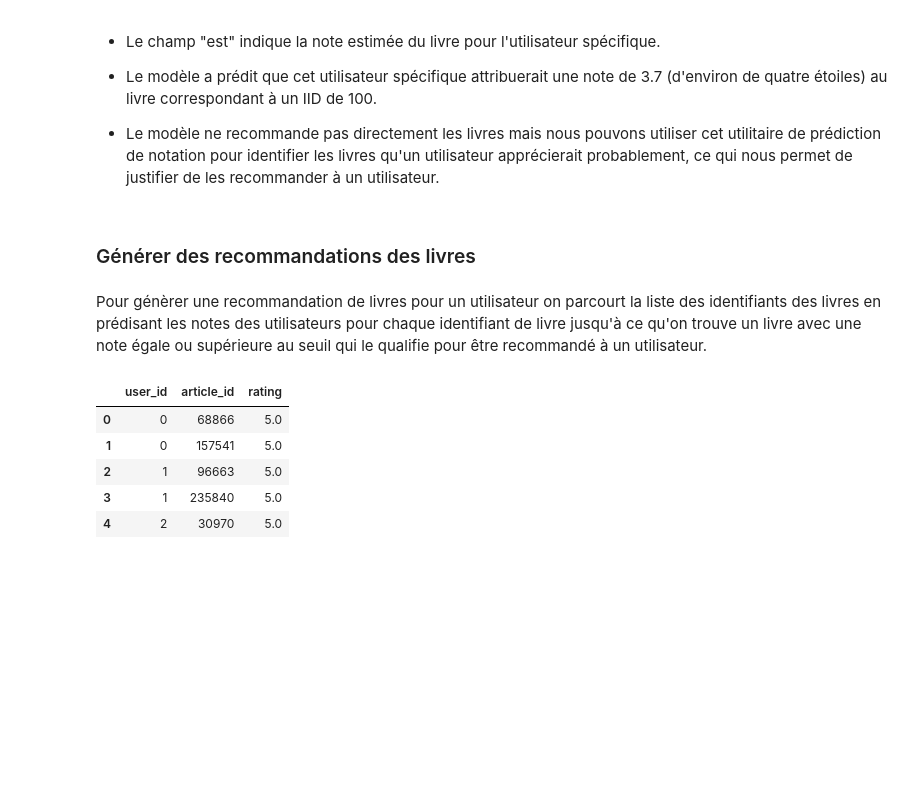
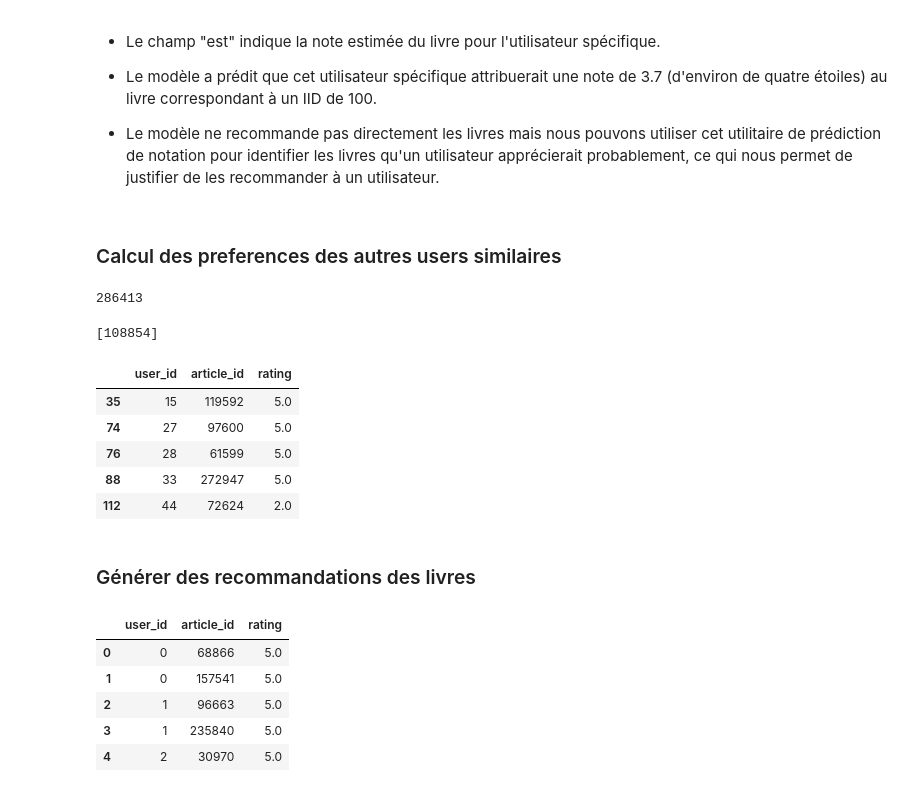
Before and after one commit to rocchdi/recommendation-system-with-azure, a Jupyter notebook: Notebook/RO_2_scripts_112022.ipynb, the cells around one changed output. Cells and saved outputs as stored; diff of their text form; code cells hidden in the pictures; blank space fills up the shorter version.

```diff
--- a/Notebook/RO_2_scripts_112022.ipynb
+++ b/Notebook/RO_2_scripts_112022.ipynb
@@ -535,10 +529,64 @@ Prediction(uid=10, iid=100, r_ui=None, est=3.6780464862730637, details={'was_imp
 
 
 - Le modèle ne recommande pas directement les livres mais nous pouvons utiliser cet utilitaire de prédiction de notation pour identifier les livres qu'un utilisateur apprécierait probablement, ce qui nous permet de justifier de les recommander à un utilisateur.
+# %% [markdown]
+### Calcul des preferences des autres users similaires
+# %%
+# preference du user pour le dernier click
+def user_preference(user_id, clicks):
+
+    #print(clicks[:10])
+    user_id = str(user_id)
+
+    last_clicked_article_id = clicks[clicks['user_id'].astype(str) == user_id].sort_values("click_timestamp", ascending=False).reset_index(drop=True)
+
+    #print(last_clicked_article_id)
+
+    last_clicked_article_id=last_clicked_article_id.iloc[0]["click_article_id"]
+
+    return last_clicked_article_id
+
+
+# test preference dernier click user
+user_id = 5
+preference_user = user_preference(user_id, df_clicks)
+preference_user
+# %% [output]
+286413
+# %%
+# calcul des users similaires et de leur preferences
+def similar_users(user_id,clicks,df2):
+
+    books_liked_by_user = [user_preference(user_id, clicks)]
+    print(books_liked_by_user)
+
+    df3 = df2[df2["user_id"] != user_id]
+    df3 = df3[df3["article_id"].isin(books_liked_by_user)]
+
+    similarusers = df3["user_id"]
+
+    df3 = df2[df2["user_id"].isin(similarusers)]
+
+    # les autres preferences des users similaires
+    df3 = df3[~df3["article_id"].isin(books_liked_by_user)]
+
+    return df3
+
+
+#test simlar_users
+user_id = 100
+ratings2 = similar_users(user_id,df_clicks,df_ratings)
+ratings2.head(5)
+# %% [output]
+[108854]
+|  | user_id | article_id | rating |
+| 35 | 15 | 119592 | 5.0 |
+| 74 | 27 | 97600 | 5.0 |
+| 76 | 28 | 61599 | 5.0 |
+| 88 | 33 | 272947 | 5.0 |
+| 112 | 44 | 72624 | 2.0 |
 # %% [markdown]
 ### Générer des recommandations des livres
-# %% [markdown]
-Pour génèrer une recommandation de livres pour un utilisateur on parcourt la liste des identifiants des livres en prédisant les notes des utilisateurs pour chaque identifiant de livre jusqu'à ce qu'on trouve un livre avec une note égale ou supérieure au seuil qui le qualifie pour être recommandé à un utilisateur.
 # %%
 df_ratings.head(5)
 # %% [output]
```
Also changed, not shown: parts of 16 cells of this notebook.
